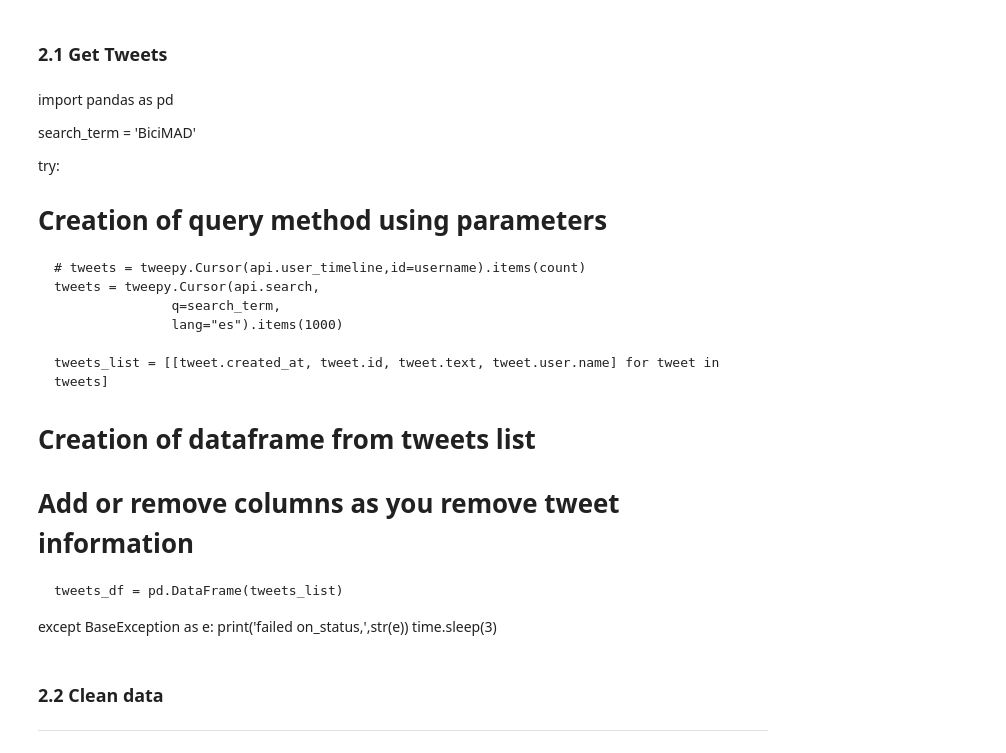
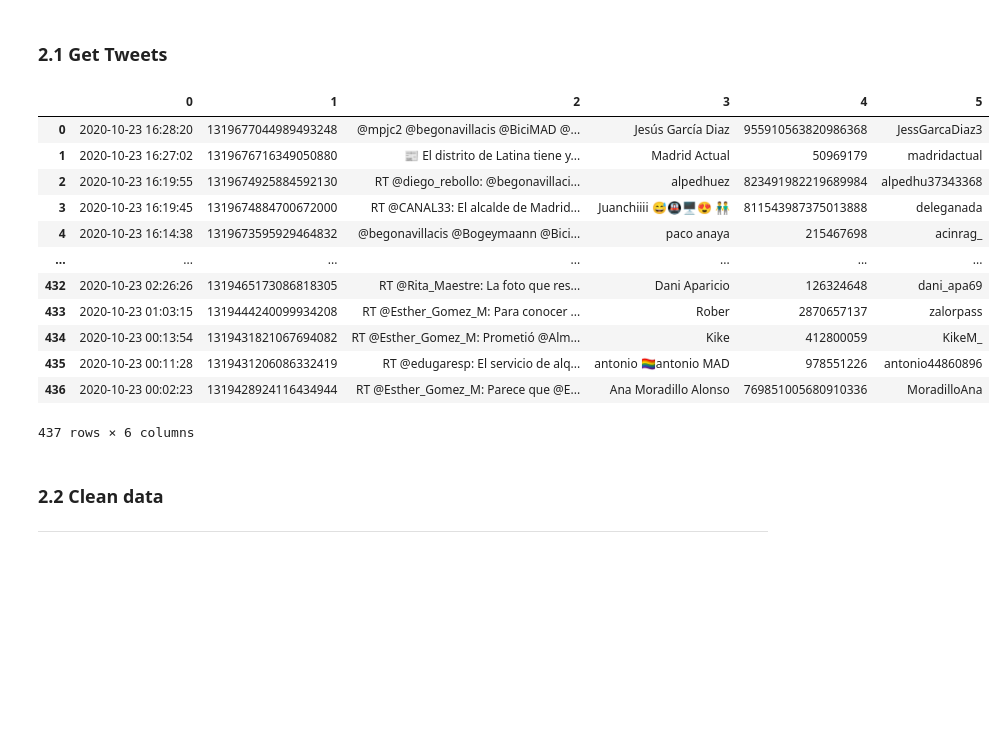
Before and after one commit to bfmilan/Ih_datamadpt0420_final_project, a Jupyter notebook: notebooks/acquisition.ipynb, the cells around one changed output. Drawn from its saved outputs; the diff is of its cells as text; code cells hidden in the pictures; blank space fills up the shorter version.

```diff
--- a/notebooks/acquisition.ipynb
+++ b/notebooks/acquisition.ipynb
@@ -19,23 +19,3 @@ This notebook includes all actions to get the data from Twitter.<br>
 <hr>
 # %% [markdown]
 ### 2.1 Get Tweets
-# %% [markdown]
-import pandas as pd
-
-search_term = 'BiciMAD'
-
-try:
- # Creation of query method using parameters
-    # tweets = tweepy.Cursor(api.user_timeline,id=username).items(count)
-    tweets = tweepy.Cursor(api.search,
-                   q=search_term,
-                   lang="es").items(1000)
-
-    tweets_list = [[tweet.created_at, tweet.id, tweet.text, tweet.user.name] for tweet in tweets]
-
- # Creation of dataframe from tweets list
- # Add or remove columns as you remove tweet information
-    tweets_df = pd.DataFrame(tweets_list)
-except BaseException as e:
-    print('failed on_status,',str(e))
-    time.sleep(3)
@@ -54,6 +36,22 @@ tweets_list = [[tweet.created_at, tweet.id, tweet.text, tweet.user.name] for twe
 # Creation of dataframe from tweets list
 # Add or remove columns as you remove tweet information
 tweets_df = pd.DataFrame(tweets_list)
+# %%
+tweets_df
+# %% [output]
+|  | 0 | 1 | 2 | 3 | 4 | 5 |
+| 0 | 2020-10-23 16:28:20 | 1319677044989493248 | @mpjc2 @begonavillacis @BiciMAD @... | Jesús García Diaz | 955910563820986368 | JessGarcaDiaz3 |
+| 1 | 2020-10-23 16:27:02 | 1319676716349050880 | ­­📰 El distrito de Latina tiene y... | Madrid Actual | 50969179 | madridactual |
+| 2 | 2020-10-23 16:19:55 | 1319674925884592130 | RT @diego_rebollo: @begonavillaci... | alpedhuez | 823491982219689984 | alpedhu37343368 |
+| 3 | 2020-10-23 16:19:45 | 1319674884700672000 | RT @CANAL33: El alcalde de Madrid... | Juanchiiii 😅🚇🖥️😍 👬 | 811543987375013888 | deleganada |
+| 4 | 2020-10-23 16:14:38 | 1319673595929464832 | @begonavillacis @Bogeymaann @Bici... | paco anaya | 215467698 | acinrag_ |
+| ... | ... | ... | ... | ... | ... | ... |
+| 432 | 2020-10-23 02:26:26 | 1319465173086818305 | RT @Rita_Maestre: La foto que res... | Dani Aparicio | 126324648 | dani_apa69 |
+| 433 | 2020-10-23 01:03:15 | 1319444240099934208 | RT @Esther_Gomez_M: Para conocer ... | Rober | 2870657137 | zalorpass |
+| 434 | 2020-10-23 00:13:54 | 1319431821067694082 | RT @Esther_Gomez_M: Prometió @Alm... | Kike | 412800059 | KikeM_ |
+| 435 | 2020-10-23 00:11:28 | 1319431206086332419 | RT @edugaresp: El servicio de alq... | antonio 🏳️‍🌈antonio MAD | 978551226 | antonio44860896 |
+| 436 | 2020-10-23 00:02:23 | 1319428924116434944 | RT @Esther_Gomez_M: Parece que @E... | Ana Moradillo Alonso | 769851005680910336 | MoradilloAna |
+437 rows × 6 columns
 # %%
 df_tweets = tweets_df.copy()
 # %% [markdown]
```
Also changed, not shown: parts of 7 cells of this notebook, 13 other files.
